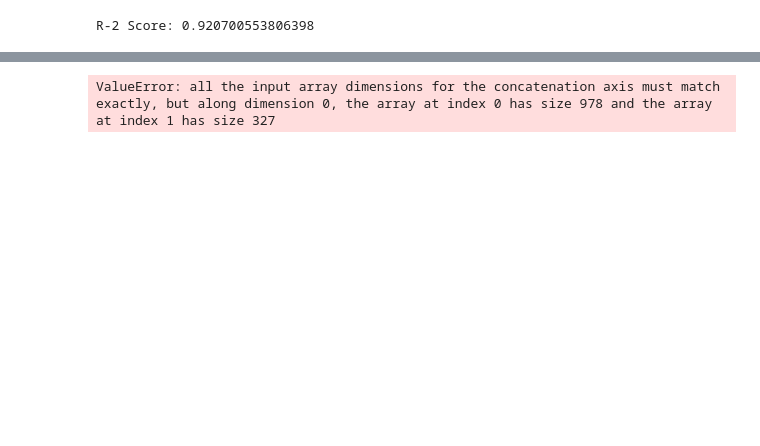
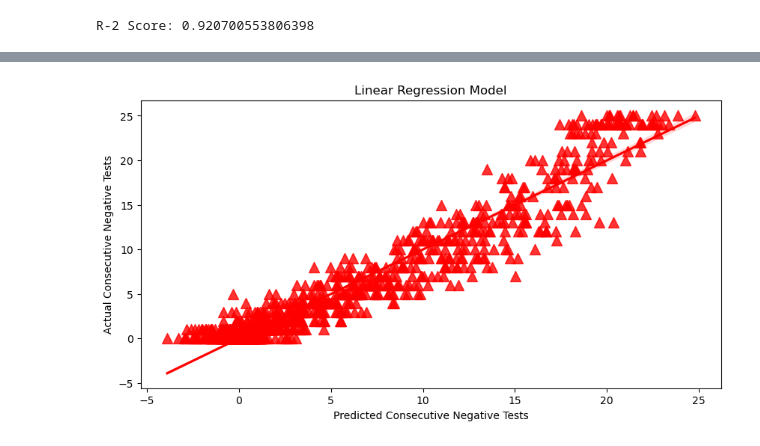
Before and after one commit to DanHerman212/oud_treatment_outcome, a Jupyter notebook: notebooks/6_statsmodels_linear_regression.ipynb, the cells around one changed output, grey strips where cells are left out. Saved outputs shown, nothing was run; the diff lists cells and outputs as text; code cells hidden in the pictures; blank space fills up the shorter version.

```diff
--- a/notebooks/6_statsmodels_linear_regression.ipynb
+++ b/notebooks/6_statsmodels_linear_regression.ipynb
@@ -50,12 +86,11 @@ results[results['P>|t|'].between(0.05, 0.1)].sort_values(by='coef', ascending=Fa
 # %%
-y_pred = results.predict(X_test)
-
-fig = sns.regplot(x=y_pred, y=y_test, color='red', marker="^", scatter_kws={"s": 100})
+# plot predictions vs actual
+fig = sns.regplot(x=y_preds, y=y_train, color='red', marker="^", scatter_kws={"s": 100})
 fig.set(title="Linear Regression Model", xlabel="Predicted Consecutive Negative Tests", ylabel="Actual Consecutive Negative Tests")
 fig.figure.set_size_inches(10, 5)
 plt.show(fig)
 # %% [output]
-ValueError: all the input array dimensions for the concatenation axis must match exactly, but along dimension 0, the array at index 0 has size 978 and the array at index 1 has size 327
+[figure, added]
 # %%
 from scipy import stats
 
```
Also changed, not shown: parts of 3 cells of this notebook.
